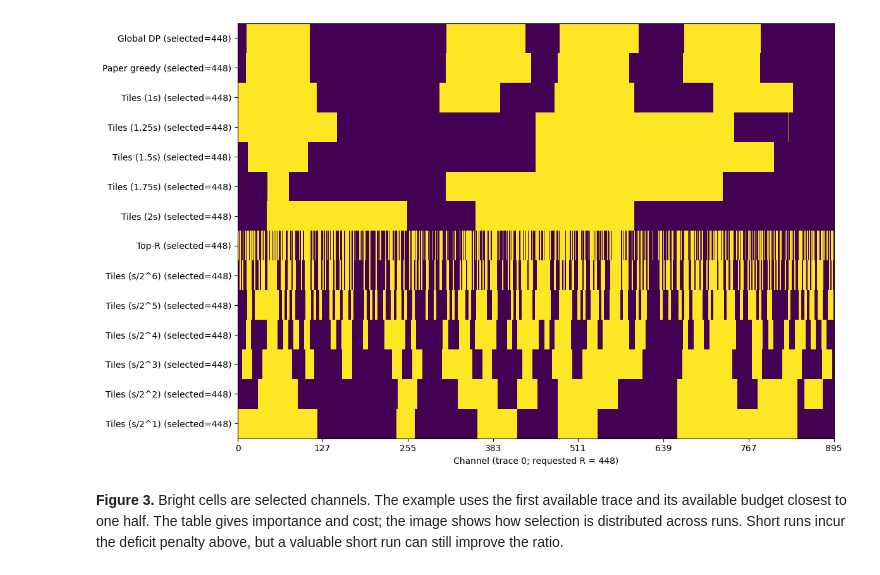
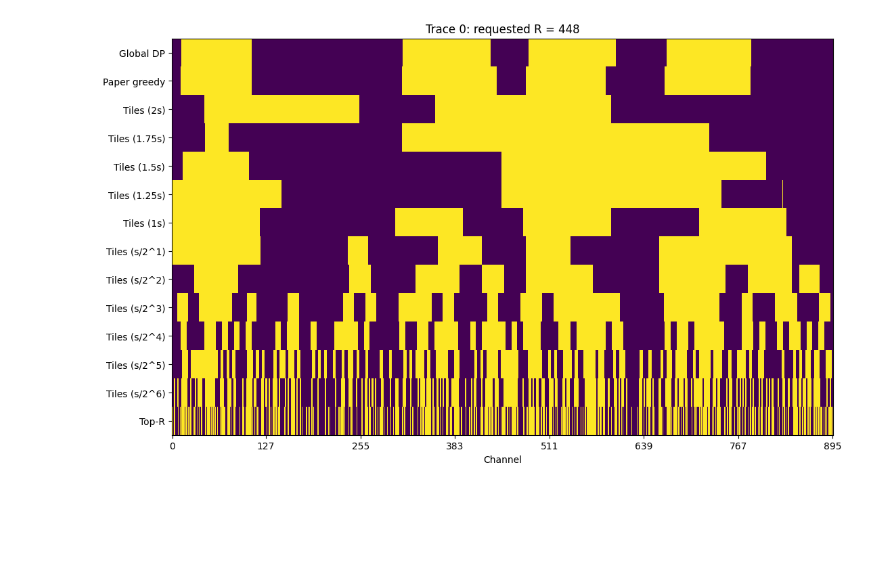
Before and after one commit to yabsed/vlm-in-flash-jupyter, a Jupyter notebook: results/02/02_04_analyze_oracle.ipynb, the cells around one changed output. Saved outputs shown, nothing was run; the diff lists cells and outputs as text; code cells hidden in the pictures; blank space fills up the shorter version.

```diff
--- a/results/02/02_04_analyze_oracle.ipynb
+++ b/results/02/02_04_analyze_oracle.ipynb
@@ -210 +418,12 @@ methods = {name: saved_mask(row) for name, row in example.iterrows()}
+# %%
+first    = results[results.trace_id == results.trace_id.min()]
+fraction = first.fraction.iloc[(first.fraction - 0.5).abs().argmin()]
+example  = first[np.isclose(first.fraction, fraction)].set_index("method")
+
+baselines = example.reindex(["Global DP", "Paper greedy"])
+tile_masks = example[example.tile_width.notna()].sort_values(
+    "tile_width",
+    ascending=False,
+)
+example = pd.concat([baselines, tile_masks])
 # %%
@@ -230,13 +460,35 @@ example[["R_nominal", "R_selected", "importance", "latency",
+# %%
+def saved_mask(row):
+    mask = np.zeros(int(row.n), dtype=bool)
+    for start, end in row.intervals:
+        mask[start:end] = True
+    return mask
+
+
+masks = np.array([saved_mask(row) for row in example.itertuples()])
 # %%
-N, R = int(example.n.iloc[0]), int(example.R_nominal.iloc[0])
-plt.figure(figsize=(12, max(2.4, 0.45 * len(methods) + 1)))
-plt.imshow(np.array(list(methods.values())), aspect="auto", interpolation="nearest")
-plt.yticks(range(len(methods)), [f"{name} (selected={mask.sum()})" for name, mask in methods.items()])
-plt.xticks(np.linspace(0, N - 1, 8, dtype=int))
-plt.xlabel(f"Channel (trace {int(example.trace_id.iloc[0])}; requested R = {R})")
-plt.tight_layout()
+N = int(example.n.iloc[0])
+R = int(example.R_nominal.iloc[0])
+trace_id = int(example.trace_id.iloc[0])
+
+fig, ax = plt.subplots(
+    figsize=(11, 0.4 * len(example) + 1),
+    layout="constrained",
+)
+ax.imshow(
+    masks,
+    aspect="auto",
+    interpolation="nearest",
+    cmap="viridis",
+    vmin=0,
+    vmax=1,
+)
+ax.set_yticks(range(len(example)), labels=example.index)
+ax.set_xticks(np.linspace(0, N - 1, 8, dtype=int))
+ax.set(
+    xlabel="Channel",
+    title=f"Trace {trace_id}: requested R = {R}",
+)
 plt.show()
 # %% [output]
-[figure, old version]
+[figure, new version]
-# %% [markdown]
-**Figure 3.** Bright cells are selected channels. The example uses the first available trace and its available budget closest to one half. The table gives importance and cost; the image shows how selection is distributed across runs. Short runs incur the deficit penalty above, but a valuable short run can still improve the ratio.
```
Also changed, not shown: parts of 41 cells of this notebook.
